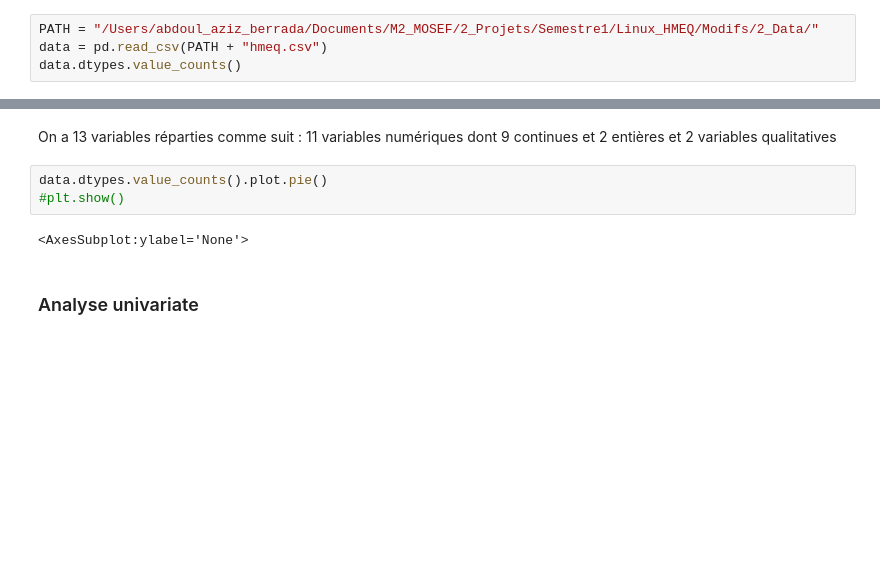
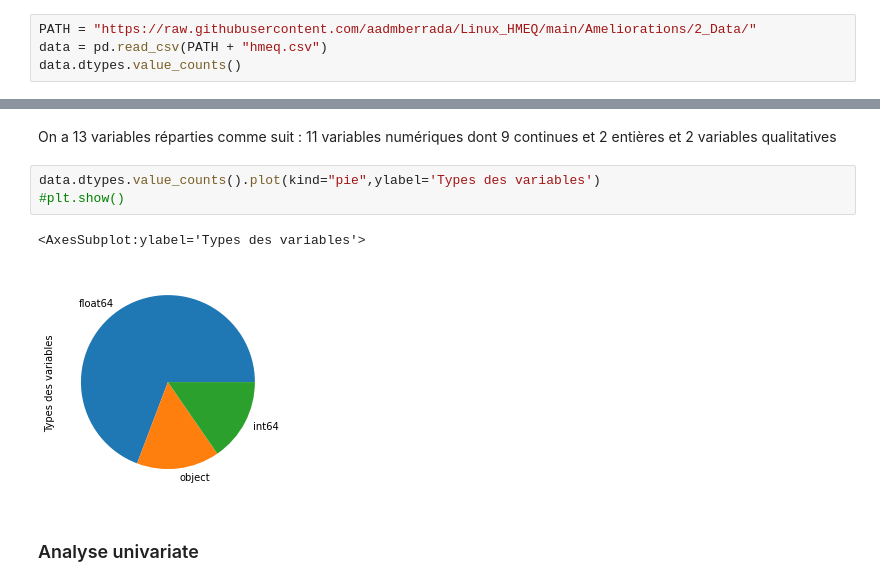
Before and after one commit to aslimene/Linux_HMEQ, a Jupyter notebook: Ameliorations/1_Programmes/ScoringLinux.ipynb, the cells around one changed output, grey strips where cells are left out. Saved outputs shown, nothing was run; the diff lists cells and outputs as text; blank space fills up the shorter version.

```diff
--- a/Ameliorations/1_Programmes/ScoringLinux.ipynb
+++ b/Ameliorations/1_Programmes/ScoringLinux.ipynb
@@ -38,7 +38,7 @@ from imblearn.over_sampling import SMOTE
 # %% [markdown]
 ## **1 - EXPLORATORY DATA EXPLORATION**
 # %%
-PATH = "/Users/abdoul_aziz_berrada/Documents/M2_MOSEF/2_Projets/Semestre1/Linux_HMEQ/Modifs/2_Data/"
+PATH = "https://raw.githubusercontent.com/aadmberrada/Linux_HMEQ/main/Ameliorations/2_Data/"
 data = pd.read_csv(PATH + "hmeq.csv")
 data.dtypes.value_counts()
 # %% [output]
@@ -72,10 +72,11 @@ memory usage: 605.4+ KB
 # %% [markdown]
 On a 13 variables réparties comme suit : 11 variables numériques dont 9 continues et 2 entières et 2 variables qualitatives
 # %%
-data.dtypes.value_counts().plot.pie()
+data.dtypes.value_counts().plot(kind="pie",ylabel='Types des variables')
 #plt.show()
 # %% [output]
-<AxesSubplot:ylabel='None'>
+<AxesSubplot:ylabel='Types des variables'>
+[figure, added]
 # %% [markdown]
 ### Analyse univariate
 # %%
```
Also changed, not shown: parts of 2 cells of this notebook.
